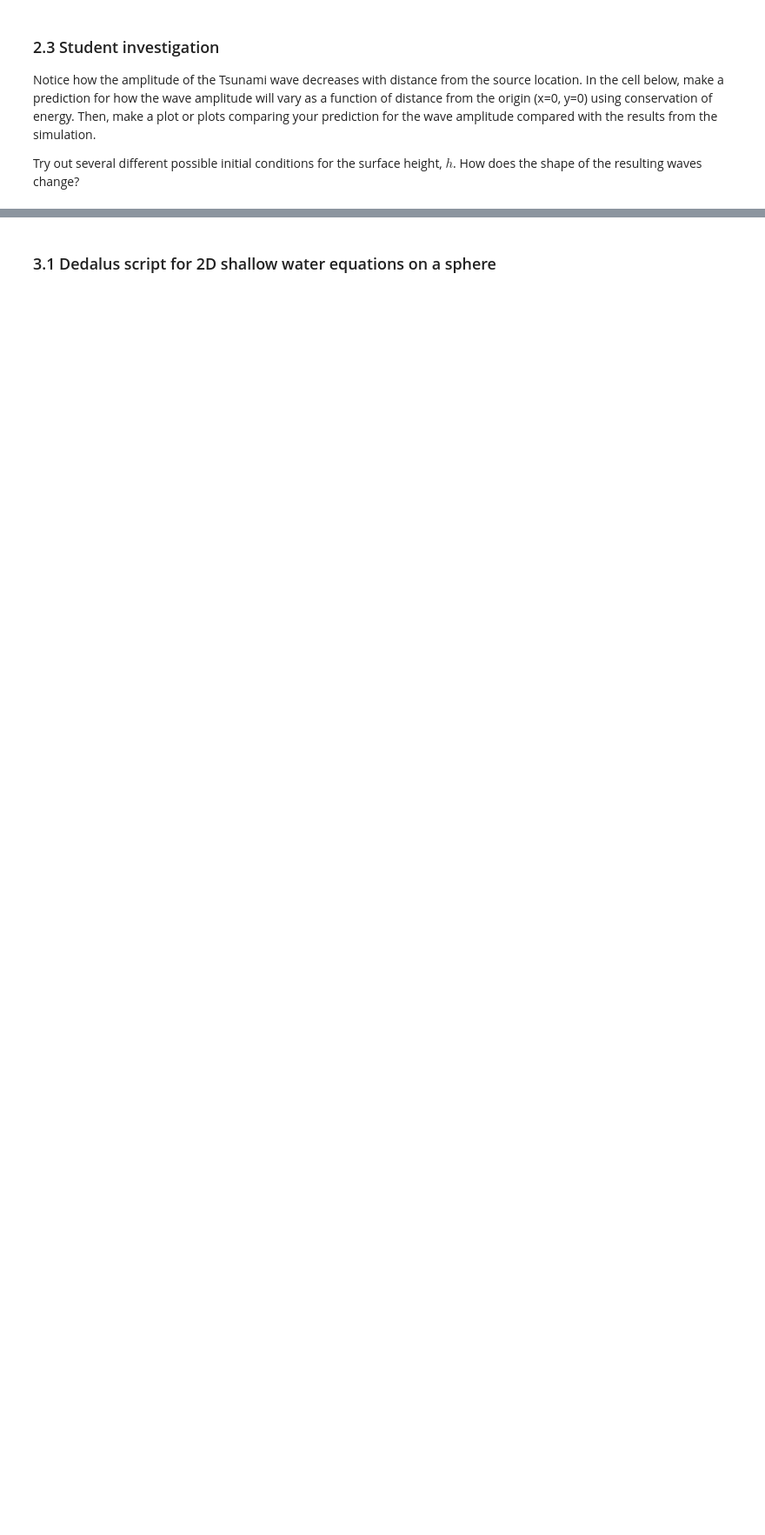
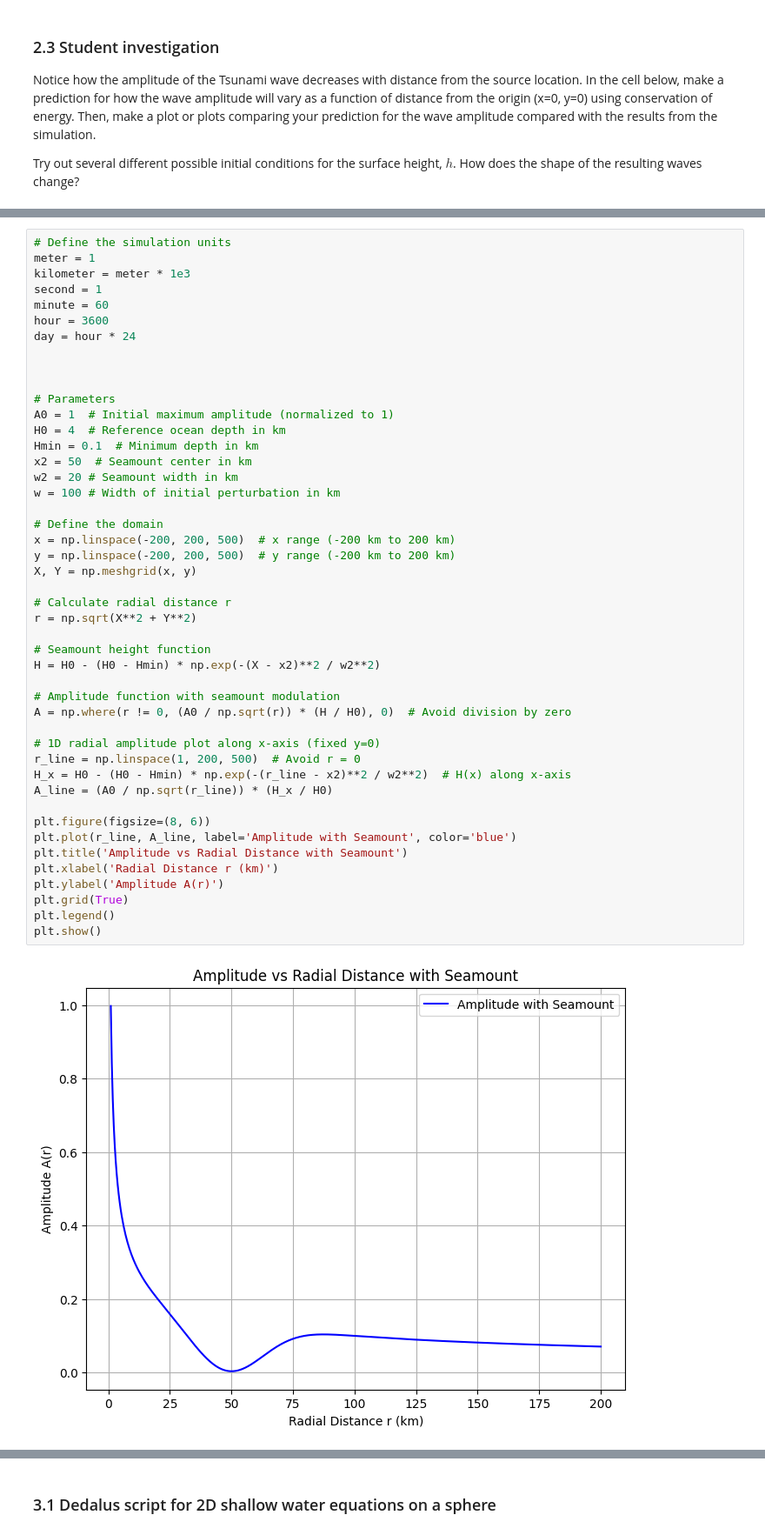
Before and after one commit to StarYuxinChen/QCES, a Jupyter notebook: Project3_tsunami.ipynb, the cells around one changed output, grey strips where cells are left out. Shown at 87% size. Saved outputs shown, nothing was run; the diff lists cells and outputs as text; blank space fills up the shorter version.

```diff
--- a/Project3_tsunami.ipynb
+++ b/Project3_tsunami.ipynb
@@ -466,0 +530,48 @@ ADD DISCUSSION HERE (~1 paragraph)
+# %%
+# Define the simulation units
+meter = 1
+kilometer = meter * 1e3
+second = 1
+minute = 60
+hour = 3600
+day = hour * 24
+
+
+
+# Parameters
+A0 = 1  # Initial maximum amplitude (normalized to 1)
+H0 = 4  # Reference ocean depth in km
+Hmin = 0.1  # Minimum depth in km
+x2 = 50  # Seamount center in km
+w2 = 20 # Seamount width in km
+w = 100 # Width of initial perturbation in km
+
+# Define the domain
+x = np.linspace(-200, 200, 500)  # x range (-200 km to 200 km)
+y = np.linspace(-200, 200, 500)  # y range (-200 km to 200 km)
+X, Y = np.meshgrid(x, y)
+
+# Calculate radial distance r
+r = np.sqrt(X**2 + Y**2)
+
+# Seamount height function
+H = H0 - (H0 - Hmin) * np.exp(-(X - x2)**2 / w2**2)
+
+# Amplitude function with seamount modulation
+A = np.where(r != 0, (A0 / np.sqrt(r)) * (H / H0), 0)  # Avoid division by zero
+
+# 1D radial amplitude plot along x-axis (fixed y=0)
+r_line = np.linspace(1, 200, 500)  # Avoid r = 0
+H_x = H0 - (H0 - Hmin) * np.exp(-(r_line - x2)**2 / w2**2)  # H(x) along x-axis
+A_line = (A0 / np.sqrt(r_line)) * (H_x / H0)
+
+plt.figure(figsize=(8, 6))
+plt.plot(r_line, A_line, label='Amplitude with Seamount', color='blue')
+plt.title('Amplitude vs Radial Distance with Seamount')
+plt.xlabel('Radial Distance r (km)')
+plt.ylabel('Amplitude A(r)')
+plt.grid(True)
+plt.legend()
+plt.show()
+# %% [output]
+[figure, added]
```
Also changed, not shown: parts of 22 cells of this notebook.
